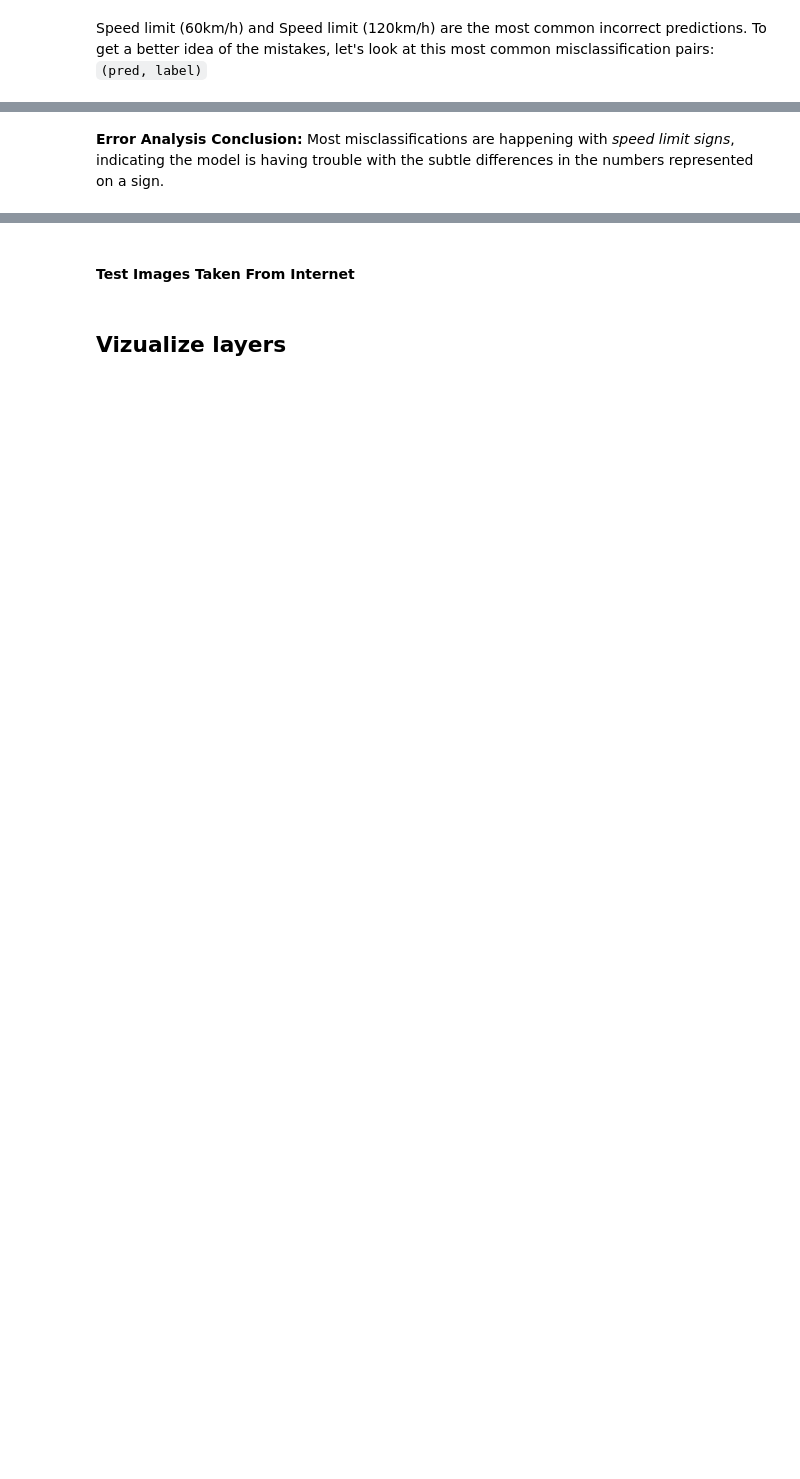
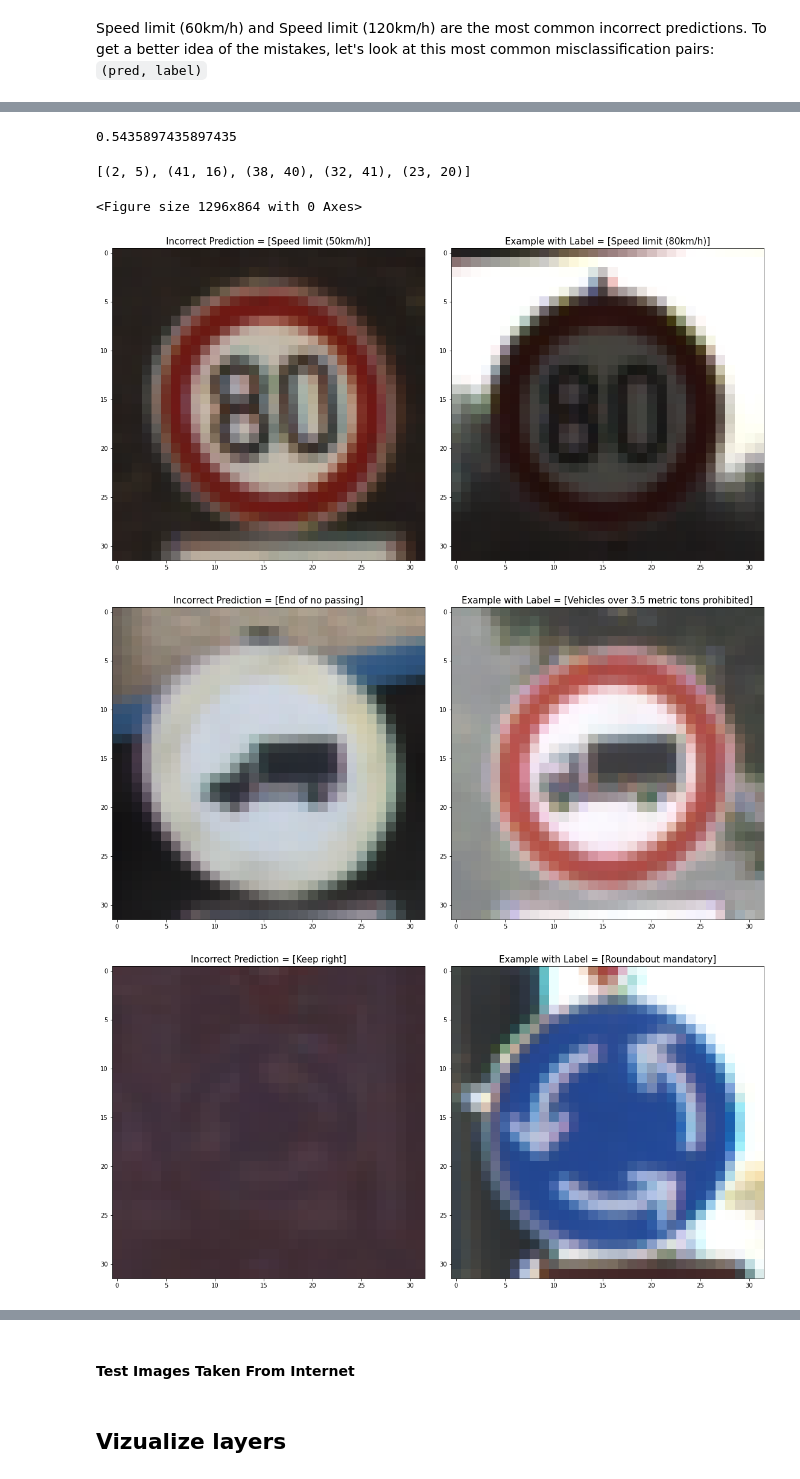
Before and after one commit to grantgasser/traffic-signs-classifier, a Jupyter notebook: traffic_sign_classifier.ipynb, the cells around one changed output, grey strips where cells are left out. Drawn from its saved outputs; the diff is of its cells as text; code cells hidden in the pictures; blank space fills up the shorter version.

```diff
--- a/traffic_sign_classifier.ipynb
+++ b/traffic_sign_classifier.ipynb
@@ -458,3 +517,6 @@ labels_of_incorrect_preds = y_test[test_preds != y_test]
+# %%
+incorrect_preds = valid_preds[valid_preds != y_valid]
+labels_of_incorrect_preds = y_valid[valid_preds != y_valid]
 # %% [markdown]
 Look at distribution of classes amongst incorrect predictions and the true labels
 # %%
@@ -468,5 +530,5 @@ plt.show()
 # %%
-freq, labels = np.histogram(labels_of_incorrect_preds, bins=n_classes-1)
+freq, labels = np.histogram(labels_of_incorrect_preds, bins=n_classes-2)
 print(freq)
 print(labels)
 # %% [output]
@@ -503,5 +565,5 @@ plt.show()
 # %%
-freq, labels = np.histogram(incorrect_preds, bins=n_classes-1)
+freq, labels = np.histogram(incorrect_preds, bins=n_classes-3)
 print(freq)
 print(labels)
 # %% [output]
@@ -537,8 +599,10 @@ for pair in zip(incorrect_preds, labels_of_incorrect_preds):
 freq_map_sorted = sorted(freq_map, key=freq_map.get, reverse=True)
 
 k = 5
+k_count = 0
 print('Most common misclassifications: \n')
 for pair in freq_map_sorted[:k]:
+    k_count += freq_map[pair]
     print(f'Prediction = [{signnames.iloc[pair[0]]["SignName"]}], Label = [{signnames.iloc[pair[1]]["SignName"]}] happened {freq_map[pair]} times')
 # %% [output]
 Most common misclassifications:
@@ -551,2 +615,30 @@ Prediction = [Pedestrians], Label = [General caution] happened 19 times
-# %% [markdown]
-**Error Analysis Conclusion:** Most misclassifications are happening with _speed limit signs_, indicating the model is having trouble with the subtle differences in the numbers represented on a sign.
+# %%
+# so half the mistakes are these 5 pairs, good to know
+k_count / len(incorrect_preds)
+# %% [output]
+0.5435897435897435
+# %%
+freq_map_sorted[:k]
+# %% [output]
+[(2, 5), (41, 16), (38, 40), (32, 41), (23, 20)]
+# %%
+# we can visualize examples of the most common errors
+# TODO: fix plot for readme
+plt.figure(figsize=(18, 12))
+for pair in freq_map_sorted[:k]:
+    misclassified_img = X_valid[(valid_preds == pair[0]) & (y_valid == pair[1])][0]
+    label = X_train[y_train == pair[1]][0]
+
+    f, (ax1, ax2) = plt.subplots(1, 2, figsize=(15, 8))
+    f.tight_layout()
+    ax1.imshow(misclassified_img)
+    ax1.set_title(f'Incorrect Prediction = [{signnames.iloc[pair[0]]["SignName"]}]', fontsize=15)
+    ax2.imshow(label)
+    ax2.set_title(f'Example with Label = [{signnames.iloc[pair[1]]["SignName"]}]', fontsize=15)
+    plt.subplots_adjust(left=0., right=1, top=0.9, bottom=0.)
+    plt.savefig('./doc_images/mistakes.png')
+# %% [output]
+<Figure size 1296x864 with 0 Axes>
+[figure, added]
+[figure, added]
+[figure, added]
```
Also changed, not shown: parts of 35 cells of this notebook, 5 other files.
